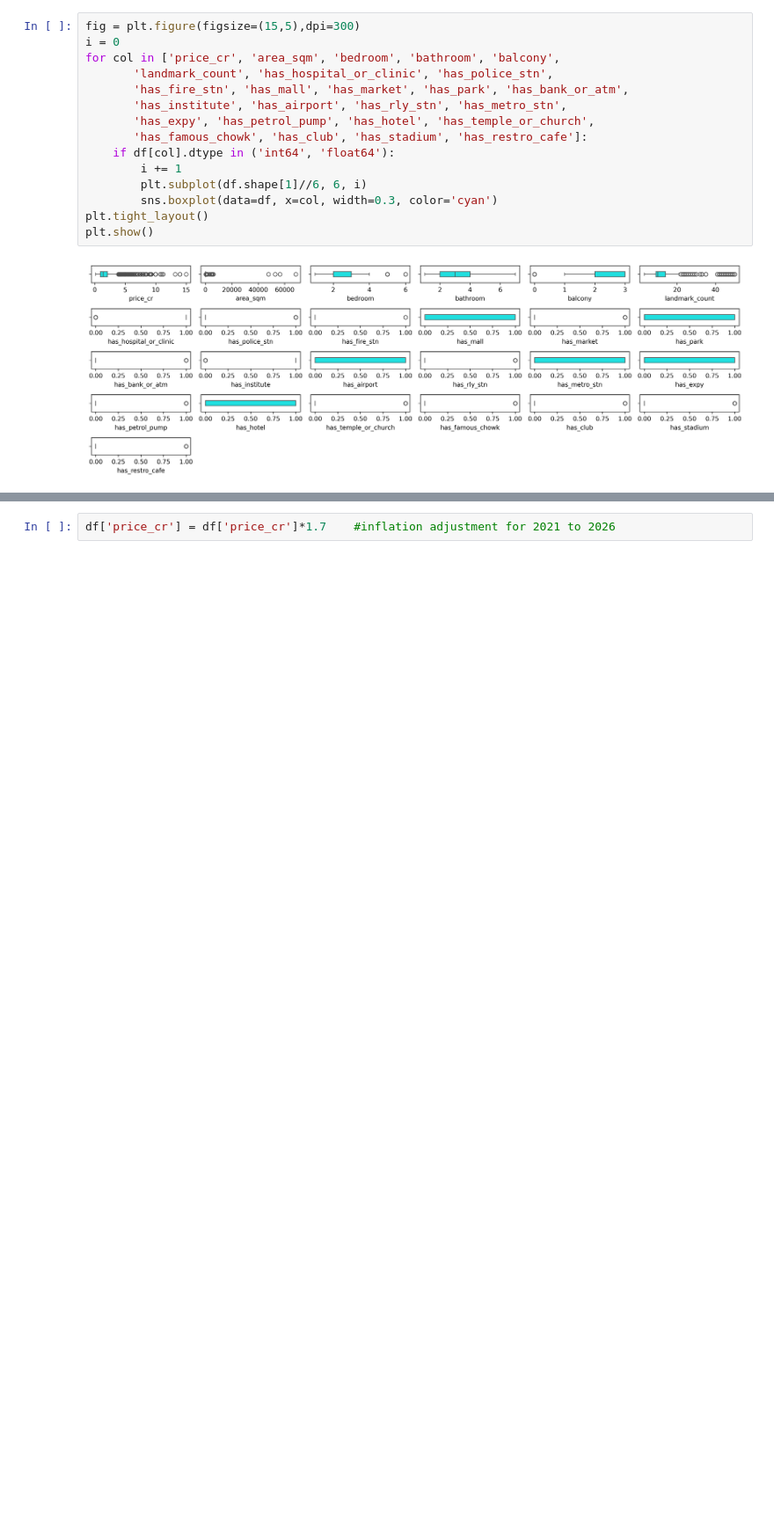
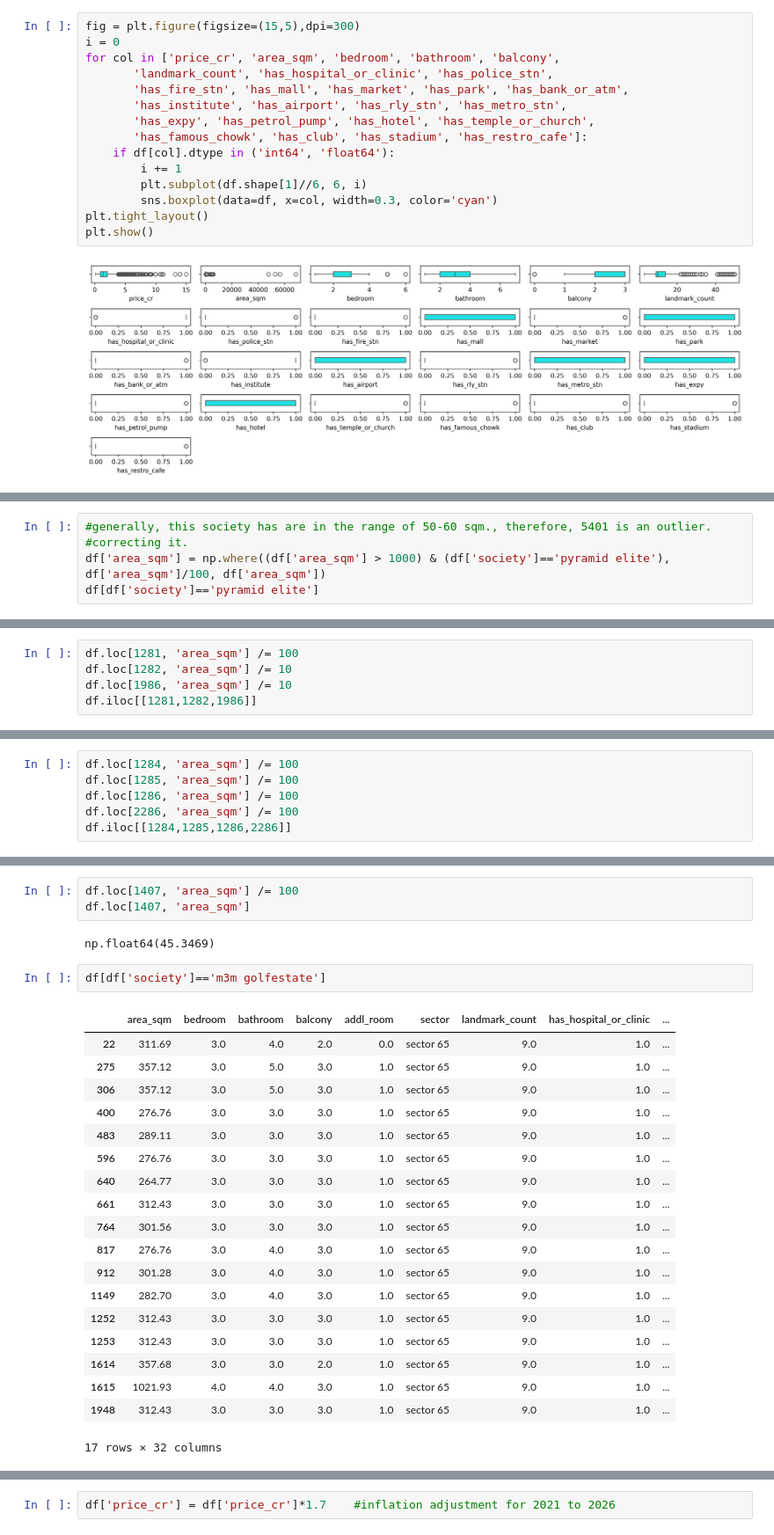
Before and after one commit to grv08singh/14_Proj_ML_99Acres, a Jupyter notebook: notebook/06_EDA.ipynb, the cells around one changed output, grey strips where cells are left out. Shown at 88% size. Drawn from its saved outputs; the diff is of its cells as text; blank space fills up the shorter version.

```diff
--- a/notebook/06_EDA.ipynb
+++ b/notebook/06_EDA.ipynb
@@ -329,0 +288,5 @@ for ix in error_index:
+# %%
+#generally, this society has are in the range of 50-60 sqm., therefore, 5401 is an outlier.
+#correcting it.
+df['area_sqm'] = np.where((df['area_sqm'] > 1000) & (df['society']=='pyramid elite'), df['area_sqm']/100, df['area_sqm'])
+df[df['society']=='pyramid elite']
@@ -329,0 +329,5 @@ for ix in error_index:
+# %%
+df.loc[1281, 'area_sqm'] /= 100
+df.loc[1282, 'area_sqm'] /= 10
+df.loc[1986, 'area_sqm'] /= 10
+df.iloc[[1281,1282,1986]]
@@ -329,0 +373,6 @@ for ix in error_index:
+# %%
+df.loc[1284, 'area_sqm'] /= 100
+df.loc[1285, 'area_sqm'] /= 100
+df.loc[1286, 'area_sqm'] /= 100
+df.loc[2286, 'area_sqm'] /= 100
+df.iloc[[1284,1285,1286,2286]]
@@ -329,0 +401,27 @@ for ix in error_index:
+# %%
+df.loc[1407, 'area_sqm'] /= 100
+df.loc[1407, 'area_sqm']
+# %% [output]
+np.float64(45.3469)
+# %%
+df[df['society']=='m3m golfestate']
+# %% [output]
+|  | area_sqm | bedroom | bathroom | balcony | addl_room | sector | landmark_count | has_hospital_or_clinic | ... |
+| 22 | 311.69 | 3.0 | 4.0 | 2.0 | 0.0 | sector 65 | 9.0 | 1.0 | ... |
+| 275 | 357.12 | 3.0 | 5.0 | 3.0 | 1.0 | sector 65 | 9.0 | 1.0 | ... |
+| 306 | 357.12 | 3.0 | 5.0 | 3.0 | 1.0 | sector 65 | 9.0 | 1.0 | ... |
+| 400 | 276.76 | 3.0 | 3.0 | 3.0 | 1.0 | sector 65 | 9.0 | 1.0 | ... |
+| 483 | 289.11 | 3.0 | 3.0 | 3.0 | 1.0 | sector 65 | 9.0 | 1.0 | ... |
+| 596 | 276.76 | 3.0 | 3.0 | 3.0 | 1.0 | sector 65 | 9.0 | 1.0 | ... |
+| 640 | 264.77 | 3.0 | 3.0 | 3.0 | 1.0 | sector 65 | 9.0 | 1.0 | ... |
+| 661 | 312.43 | 3.0 | 3.0 | 3.0 | 1.0 | sector 65 | 9.0 | 1.0 | ... |
+| 764 | 301.56 | 3.0 | 3.0 | 3.0 | 1.0 | sector 65 | 9.0 | 1.0 | ... |
+| 817 | 276.76 | 3.0 | 4.0 | 3.0 | 1.0 | sector 65 | 9.0 | 1.0 | ... |
+| 912 | 301.28 | 3.0 | 4.0 | 3.0 | 1.0 | sector 65 | 9.0 | 1.0 | ... |
+| 1149 | 282.70 | 3.0 | 4.0 | 3.0 | 1.0 | sector 65 | 9.0 | 1.0 | ... |
+| 1252 | 312.43 | 3.0 | 3.0 | 3.0 | 1.0 | sector 65 | 9.0 | 1.0 | ... |
+| 1253 | 312.43 | 3.0 | 3.0 | 3.0 | 1.0 | sector 65 | 9.0 | 1.0 | ... |
+| 1614 | 357.68 | 3.0 | 3.0 | 2.0 | 1.0 | sector 65 | 9.0 | 1.0 | ... |
+| 1615 | 1021.93 | 4.0 | 4.0 | 3.0 | 1.0 | sector 65 | 9.0 | 1.0 | ... |
+| 1948 | 312.43 | 3.0 | 3.0 | 3.0 | 1.0 | sector 65 | 9.0 | 1.0 | ... |
+17 rows × 32 columns
```
Also changed, not shown: parts of 50 cells of this notebook, 18 other files.
